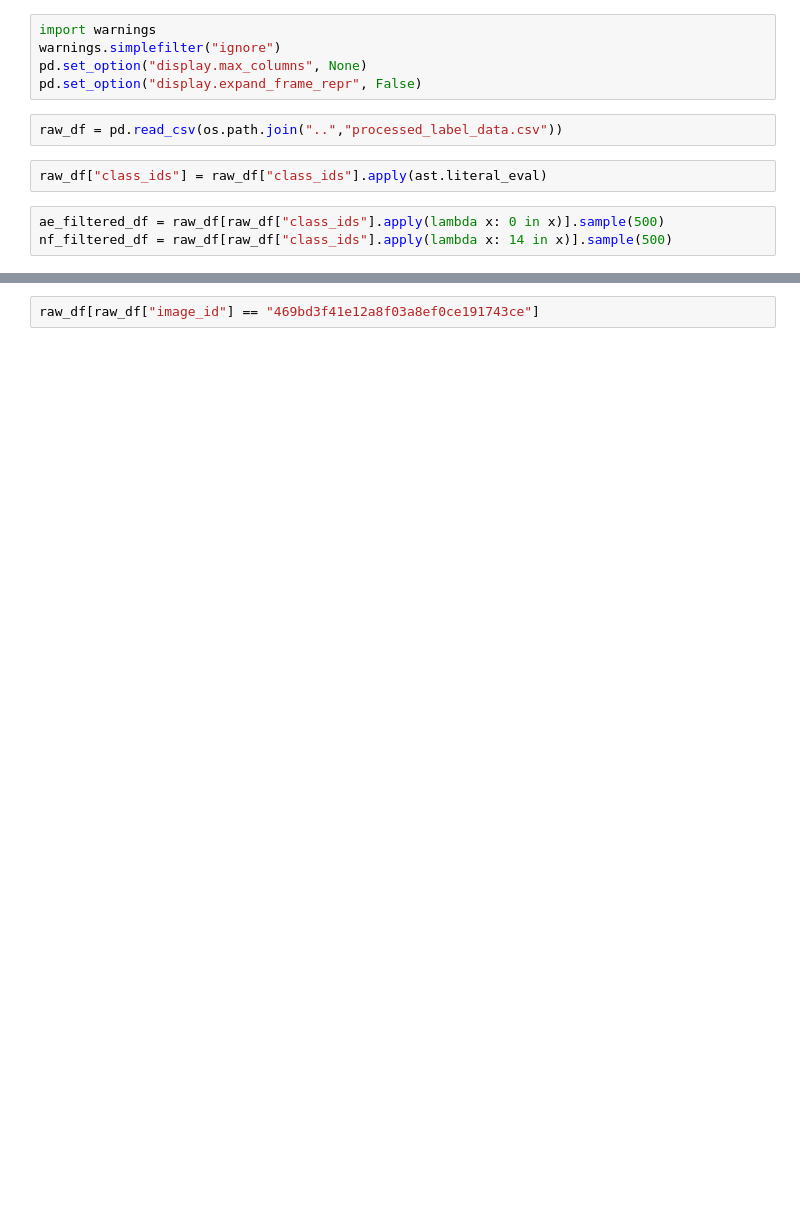
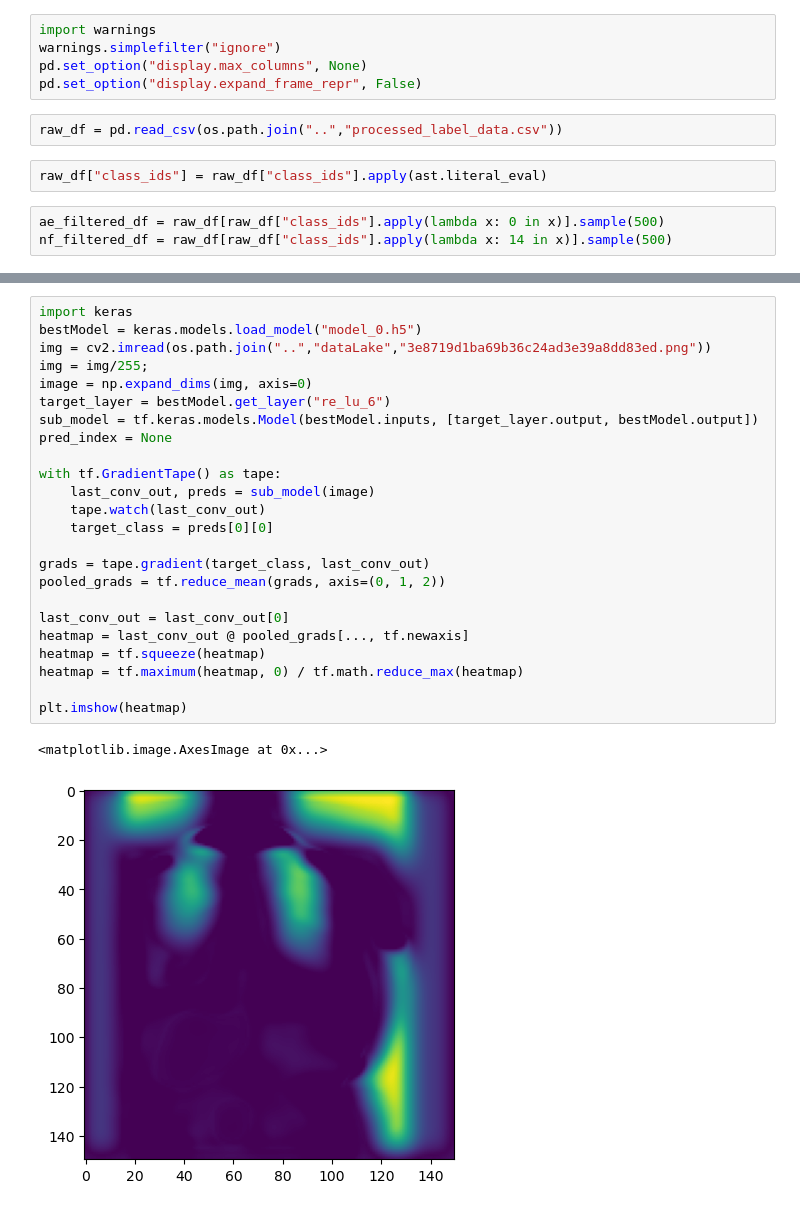
Before and after one commit to RikuAlter/cxr_ensemble_classifier, a Jupyter notebook: notebooks/Sandbox.ipynb, the cells around one changed output, grey strips where cells are left out. Saved outputs shown, nothing was run; the diff lists cells and outputs as text; blank space fills up the shorter version.

Commit message:
Updated heatmap visualization

```diff
--- a/notebooks/Sandbox.ipynb
+++ b/notebooks/Sandbox.ipynb
@@ -183,3 +200,28 @@ Epoch 1/20
 KeyboardInterrupt:
-# %%
-raw_df[raw_df["image_id"] == "469bd3f41e12a8f03a8ef0ce191743ce"]
+# %%
+import keras
+bestModel = keras.models.load_model("model_0.h5")
+img = cv2.imread(os.path.join("..","dataLake","3e8719d1ba69b36c24ad3e39a8dd83ed.png"))
+img = img/255;
+image = np.expand_dims(img, axis=0)
+target_layer = bestModel.get_layer("re_lu_6")
+sub_model = tf.keras.models.Model(bestModel.inputs, [target_layer.output, bestModel.output])
+pred_index = None
+
+with tf.GradientTape() as tape:
+    last_conv_out, preds = sub_model(image)
+    tape.watch(last_conv_out)
+    target_class = preds[0][0]
+
+grads = tape.gradient(target_class, last_conv_out)
+pooled_grads = tf.reduce_mean(grads, axis=(0, 1, 2))
+
+last_conv_out = last_conv_out[0]
+heatmap = last_conv_out @ pooled_grads[..., tf.newaxis]
+heatmap = tf.squeeze(heatmap)
+heatmap = tf.maximum(heatmap, 0) / tf.math.reduce_max(heatmap)
+
+plt.imshow(heatmap)
+# %% [output]
+<matplotlib.image.AxesImage at 0x...>
+[figure, added]
```
Also changed, not shown: parts of 6 cells of this notebook.
